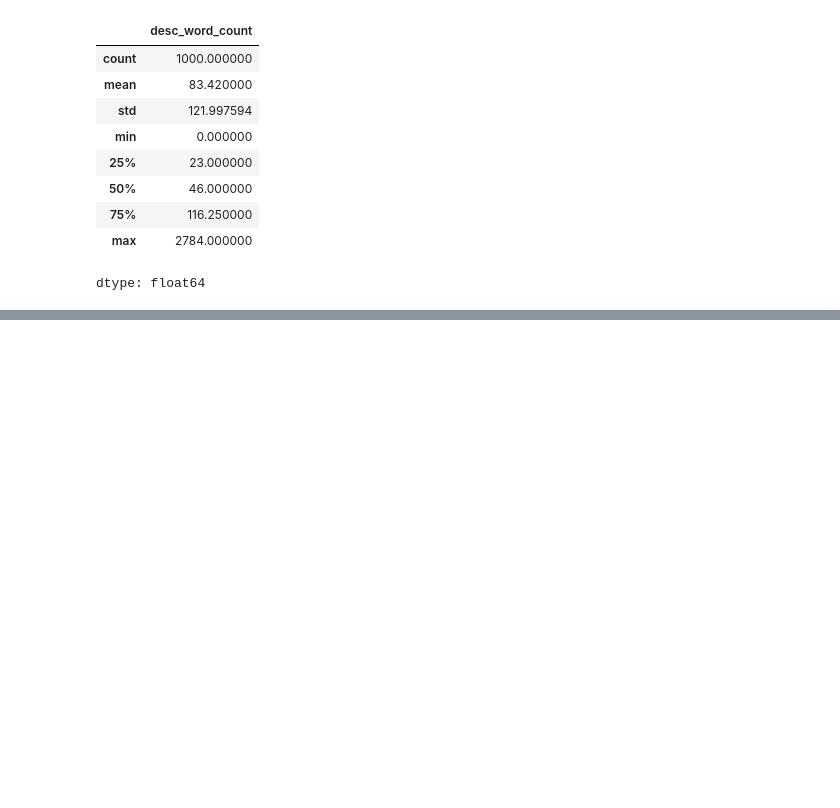
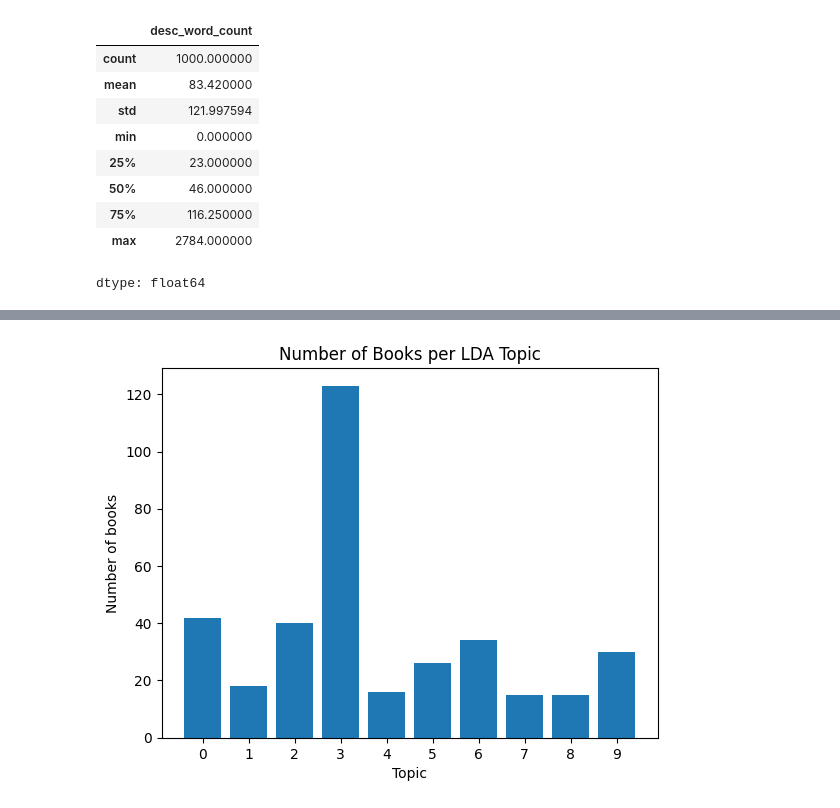
Before and after one commit to Elinab04/Book-Analysis, a Jupyter notebook: Book_Analysis.ipynb, the cells around one changed output, grey strips where cells are left out. Drawn from its saved outputs; the diff is of its cells as text; code cells hidden in the pictures; blank space fills up the shorter version.

```diff
--- a/Book_Analysis.ipynb
+++ b/Book_Analysis.ipynb
@@ -367,0 +448,11 @@ dtype: float64
+# %%
+#build dictionary
+from gensim.corpora import Dictionary
+
+dictionary = Dictionary(df_lda["tokens"])
+dictionary.filter_extremes(no_below=10, no_above=0.5)  # tune if needed
+
+corpus = [dictionary.doc2bow(tokens) for tokens in df_lda["tokens"]]
+
+print("Dictionary size:", len(dictionary))
+print("Corpus size:", len(corpus))
@@ -367,0 +462,16 @@ dtype: float64
+# %%
+#train LDA model
+from gensim.models import LdaModel
+
+lda_model = LdaModel(
+    corpus=corpus,
+    id2word=dictionary,
+    num_topics=10,
+    random_state=42,
+    passes=10,
+    alpha="auto",
+    per_word_topics=True
+)
+
+for idx, topic in lda_model.print_topics(num_words=10):
+    print(f"Topic {idx}: {topic}")
@@ -367,0 +489,8 @@ dtype: float64
+# %%
+#highest-probability topic distribution
+def dominant_topic(bow):
+    topics = lda_model.get_document_topics(bow)
+    return max(topics, key=lambda x: x[1])[0] if topics else None
+
+df_lda["topic"] = [dominant_topic(bow) for bow in corpus]
+df_lda[["title", "year", "topic"]].head()
@@ -367,0 +504,11 @@ dtype: float64
+# %%
+#topic frequency plot
+topic_counts = df_lda["topic"].value_counts().sort_index()
+
+plt.bar(topic_counts.index.astype(str), topic_counts.values)
+plt.xlabel("Topic")
+plt.ylabel("Number of books")
+plt.title("Number of Books per LDA Topic")
+plt.show()
+# %% [output]
+[figure, added]
```
Also changed, not shown: parts of 10 cells of this notebook.
